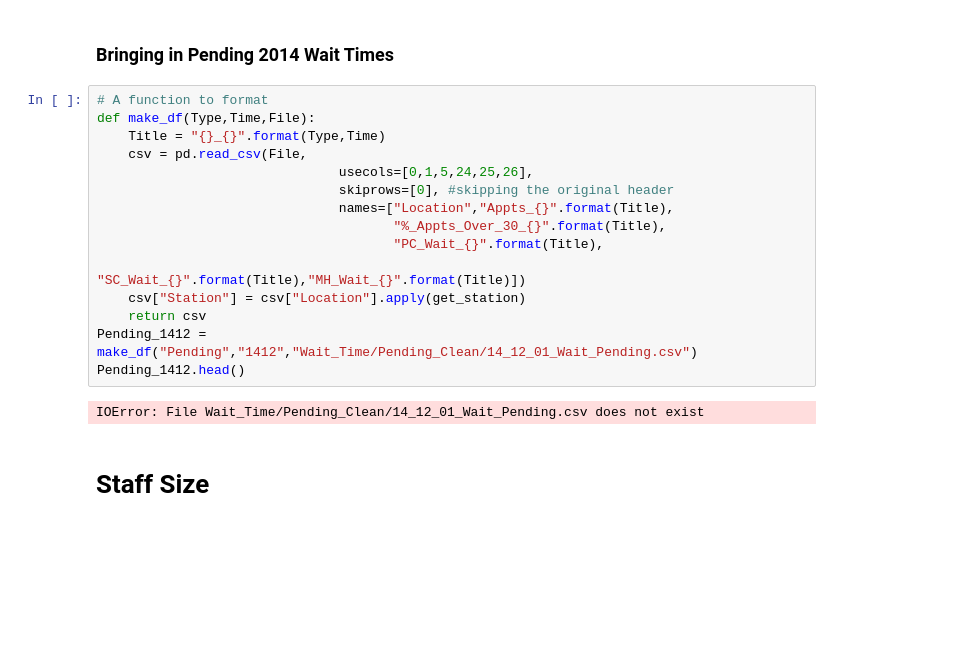
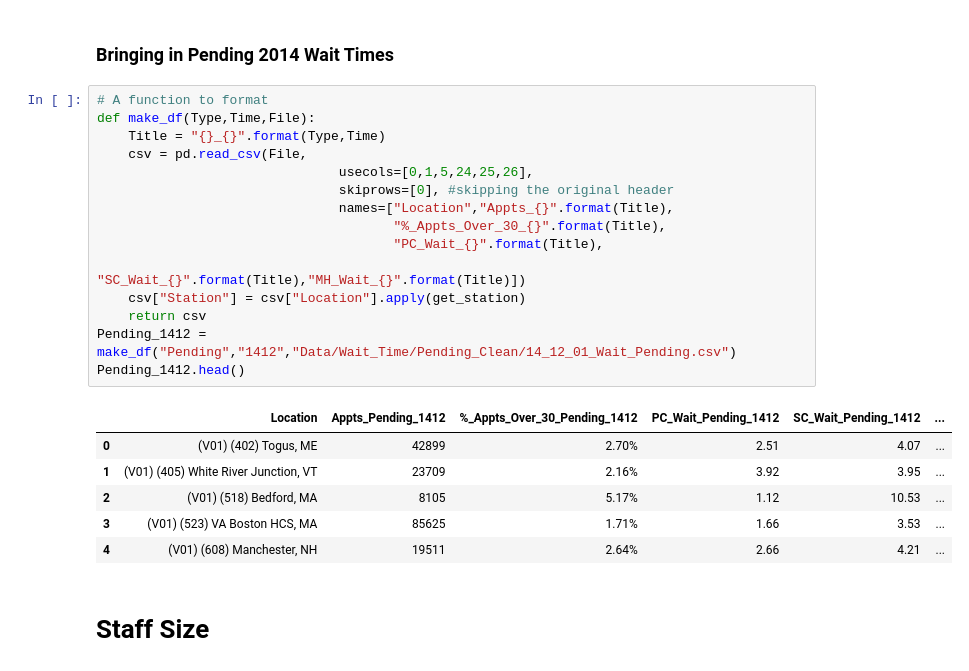
Before and after one commit to isabella232/va-data-analysis, a Jupyter notebook: Generate_CSV.ipynb, the cells around one changed output. Drawn from its saved outputs; the diff is of its cells as text; blank space fills up the shorter version.

```diff
--- a/Generate_CSV.ipynb
+++ b/Generate_CSV.ipynb
@@ -40,20 +40,25 @@ def get_state(test):
 # %%
 # A function to format
 def make_df(Type,Time,File):
     Title = "{}_{}".format(Type,Time)
     csv = pd.read_csv(File,
                                usecols=[0,1,5,24,25,26],
                                skiprows=[0], #skipping the original header
                                names=["Location","Appts_{}".format(Title),
                                       "%_Appts_Over_30_{}".format(Title),
                                       "PC_Wait_{}".format(Title),
                                       "SC_Wait_{}".format(Title),"MH_Wait_{}".format(Title)])
     csv["Station"] = csv["Location"].apply(get_station)
     return csv
-Pending_1412 = make_df("Pending","1412","Wait_Time/Pending_Clean/14_12_01_Wait_Pending.csv")
+Pending_1412 = make_df("Pending","1412","Data/Wait_Time/Pending_Clean/14_12_01_Wait_Pending.csv")
 Pending_1412.head()
 # %% [output]
-IOError: File Wait_Time/Pending_Clean/14_12_01_Wait_Pending.csv does not exist
+|  | Location | Appts_Pending_1412 | %_Appts_Over_30_Pending_1412 | PC_Wait_Pending_1412 | SC_Wait_Pending_1412 | ... |
+| 0 | (V01) (402) Togus, ME | 42899 | 2.70% | 2.51 | 4.07 | ... |
+| 1 | (V01) (405) White River Junction, VT | 23709 | 2.16% | 3.92 | 3.95 | ... |
+| 2 | (V01) (518) Bedford, MA | 8105 | 5.17% | 1.12 | 10.53 | ... |
+| 3 | (V01) (523) VA Boston HCS, MA | 85625 | 1.71% | 1.66 | 3.53 | ... |
+| 4 | (V01) (608) Manchester, NH | 19511 | 2.64% | 2.66 | 4.21 | ... |
 # %% [markdown]
 # Staff Size
 # %%
```
Also changed, not shown: parts of 23 cells of this notebook, 6 other files.
